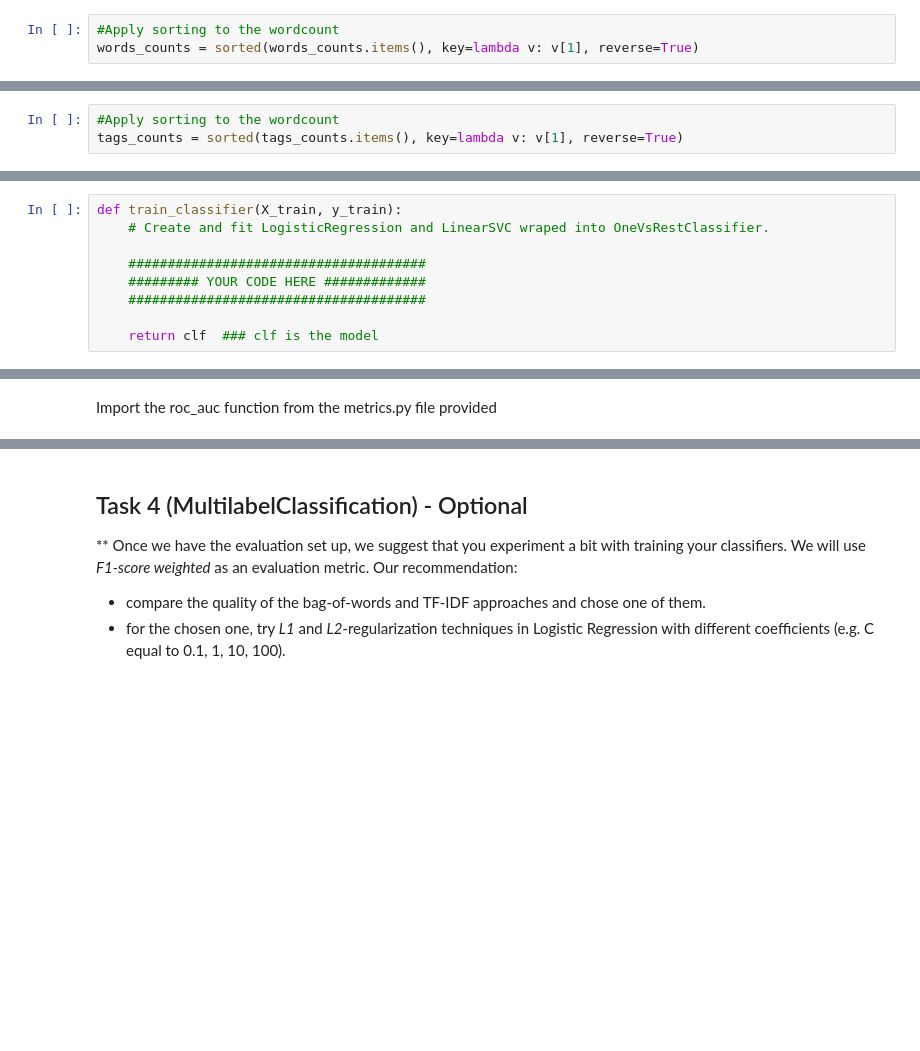
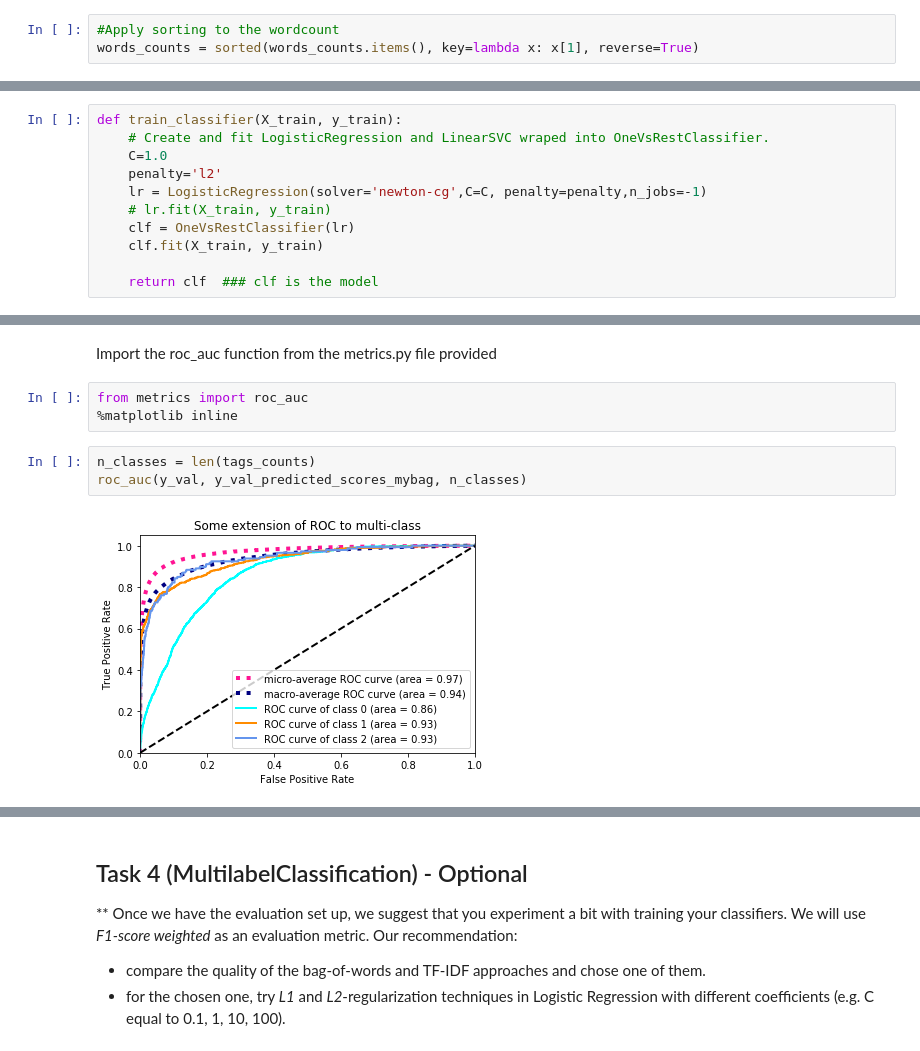
Before and after one commit to GreatLearningAIML1/bangalore-feb-batch-krishnakarthi, a Jupyter notebook: Projects/R8_Statistical_NLP_StackOverflow_Classification/Statistical_NLP_Project_StackOverflow_Classification.ipynb, the cells around one changed output, grey strips where cells are left out. Saved outputs shown, nothing was run; the diff lists cells and outputs as text; blank space fills up the shorter version.

```diff
--- a/Projects/R8_Statistical_NLP_StackOverflow_Classification/Statistical_NLP_Project_StackOverflow_Classification.ipynb
+++ b/Projects/R8_Statistical_NLP_StackOverflow_Classification/Statistical_NLP_Project_StackOverflow_Classification.ipynb
@@ -197,7 +197,7 @@ for tags in y_train:
         tags_counts[tag] += 1
 # %%
 #Apply sorting to the wordcount
-words_counts = sorted(words_counts.items(), key=lambda v: v[1], reverse=True)
+words_counts = sorted(words_counts.items(), key=lambda x: x[1], reverse=True)
 # %%
 words_counts[:10]
 # %% [output]
@@ -211,6 +211,3 @@ words_counts[:10]
  ('c#', 4188),
  ('python', 4073),
  ('string', 3652)]
-# %%
-#Apply sorting to the wordcount
-tags_counts = sorted(tags_counts.items(), key=lambda v: v[1], reverse=True)
@@ -397,10 +383,12 @@ from sklearn.svm import SVC, LinearSVC
 # %%
 def train_classifier(X_train, y_train):
     # Create and fit LogisticRegression and LinearSVC wraped into OneVsRestClassifier.
-
-    ######################################
-    ######### YOUR CODE HERE #############
-    ######################################
+    C=1.0
+    penalty='l2'
+    lr = LogisticRegression(solver='newton-cg',C=C, penalty=penalty,n_jobs=-1)
+    # lr.fit(X_train, y_train)
+    clf = OneVsRestClassifier(lr)
+    clf.fit(X_train, y_train)
 
     return clf  ### clf is the model
 # %% [markdown]
@@ -450,3 +456,11 @@ You might also want to plot some form of the [ROC curve](http://scikit-learn.org
  - number of classes
 # %% [markdown]
 Import the roc_auc function from the metrics.py file provided
+# %%
+from metrics import roc_auc
+%matplotlib inline
+# %%
+n_classes = len(tags_counts)
+roc_auc(y_val, y_val_predicted_scores_mybag, n_classes)
+# %% [output]
+[figure, added]
```
Also changed, not shown: parts of 8 cells of this notebook.
